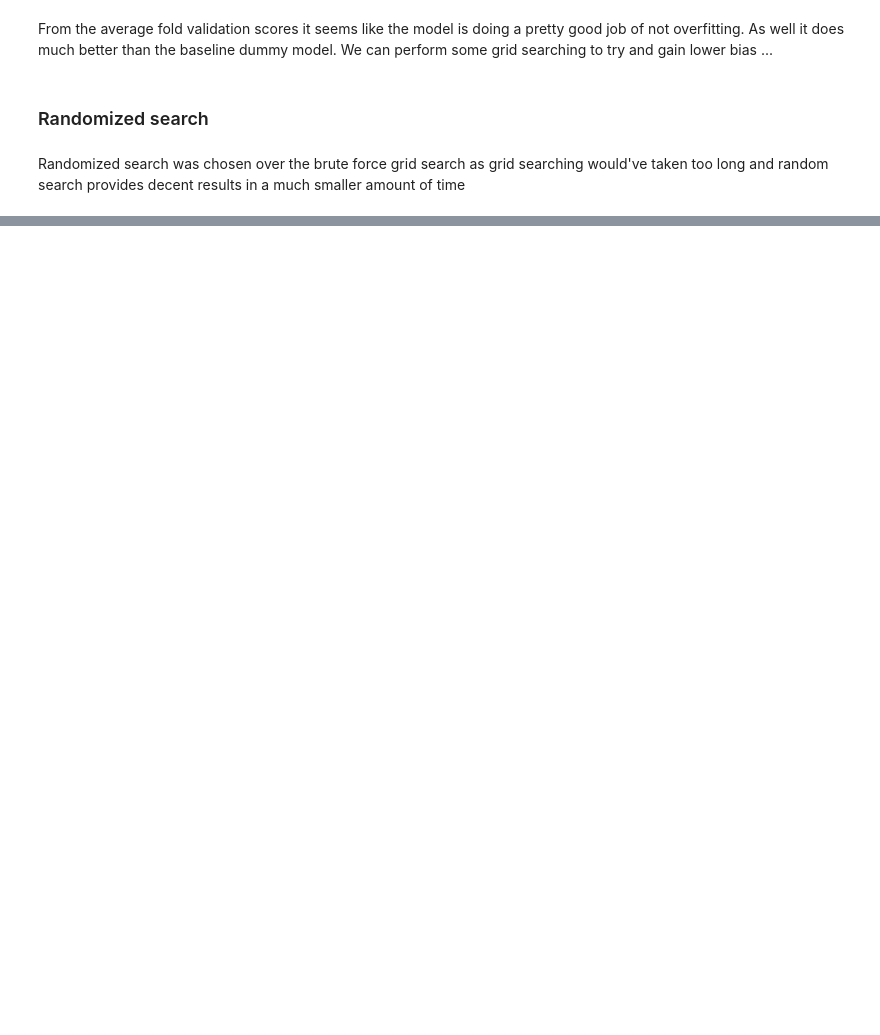
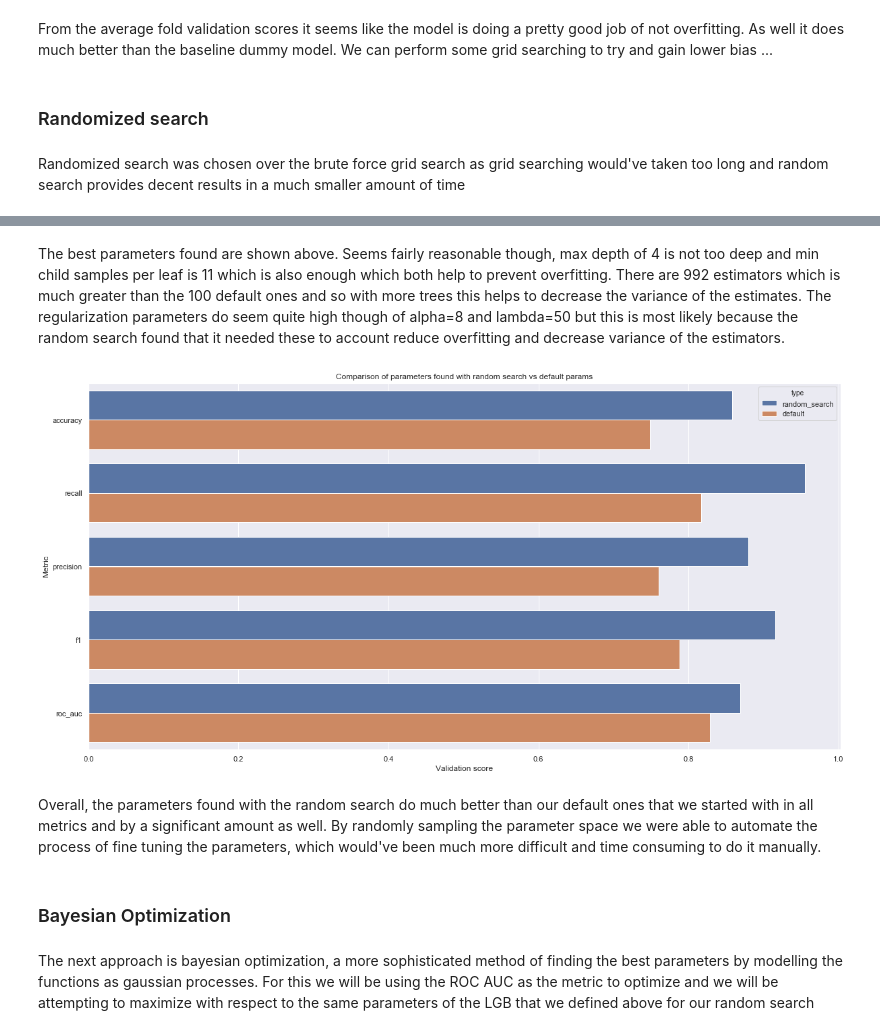
Before and after one commit to ArmandSyah/csi4106-repo, a Jupyter notebook: Notebooks/LightGBM.ipynb, the cells around one changed output, grey strips where cells are left out. Cells and saved outputs as stored; diff of their text form; code cells hidden in the pictures; blank space fills up the shorter version.

Commit message:
Finished random search, attempting bayesian optimization

```diff
--- a/Notebooks/LightGBM.ipynb
+++ b/Notebooks/LightGBM.ipynb
@@ -110,7 +115,7 @@ Above is the worst baseline/worst accuracy we will be using. The above strategy
 # %%
 clf_lgb = lgb.LGBMClassifier(n_jobs=-1)
 
-util.cross_validate_scores(clf_lgb, X_train, y_train['sentiment'], cv=5, metrics=metrics)
+scores = util.cross_validate_scores(clf_lgb, X_train, y_train['sentiment'], cv=5, metrics=metrics)
 # %% [output]
 [Parallel(n_jobs=-1)]: Using backend LokyBackend with 4 concurrent workers.
 Training scores
@@ -159,8 +164,11 @@ lgb_random_search = RandomizedSearchCV(
     return_train_score = True,
     verbose = 1)
 # %%
-# Fit grid search
-lgb_random_search.fit(X_train, y_train['sentiment'])
+# Load pre saved grid search
+lgb_random_search = joblib.load('../Models/lgb_grid_search.pkl')
 
-# Save grid search results
-joblib.dump(lgb_random_search, '../Models/lgb_grid_search.pkl')
+# # Fit grid search
+# lgb_random_search.fit(X_train, y_train['sentiment'])
+
+# # Save grid search results
+# joblib.dump(lgb_random_search, '../Models/lgb_grid_search.pkl')
@@ -185,0 +175,6 @@ joblib.externals.loky.process_executor.TerminatedWorkerError: A worker process m
+# %%
+# Check best model
+
+lgb_random_search.best_params_
+print()
+lgb_random_search_scores = util.best_grid_search_results(lgb_random_search)
@@ -185,0 +202,24 @@ joblib.externals.loky.process_executor.TerminatedWorkerError: A worker process m
+# %% [markdown]
+The best parameters found are shown above. Seems fairly reasonable though, max depth of 4 is not too deep and min child samples per leaf is 11 which is also enough which both help to prevent overfitting. There are 992 estimators which is much greater than the 100 default ones and so with more trees this helps to decrease the variance of the estimates. The regularization parameters do seem quite high though of alpha=8 and lambda=50 but this is most likely because the random search found that it needed these to account reduce overfitting and decrease variance of the estimators.
+# %%
+# Compare default params with our new params from the random search
+
+scores['type'] = 'default'
+lgb_random_search_scores['type'] = 'random_search'
+
+combined_scores = lgb_random_search_scores.append(scores, ignore_index=True)
+
+f = plt.figure(figsize=(20,10))
+g = sns.barplot(x = 'val_scores',
+                y = 'metric',
+                data = combined_scores,
+                hue = 'type')
+g = g.set(ylabel='Metric', xlabel='Validation score', title='Comparison of parameters found with random search vs default params')
+# %% [output]
+[figure, added]
+# %% [markdown]
+Overall, the parameters found with the random search do much better than our default ones that we started with in all metrics and by a significant amount as well. By randomly sampling the parameter space we were able to automate the process of fine tuning the parameters, which would've been much more difficult and time consuming to do it manually.
+# %% [markdown]
+### Bayesian Optimization
+# %% [markdown]
+The next approach is bayesian optimization, a more sophisticated method of finding the best parameters by modelling the functions as gaussian processes. For this we will be using the ROC AUC as the metric to optimize and we will be attempting to maximize with respect to the same parameters of the LGB that we defined above for our random search
```
Also changed, not shown: parts of 10 cells of this notebook.
